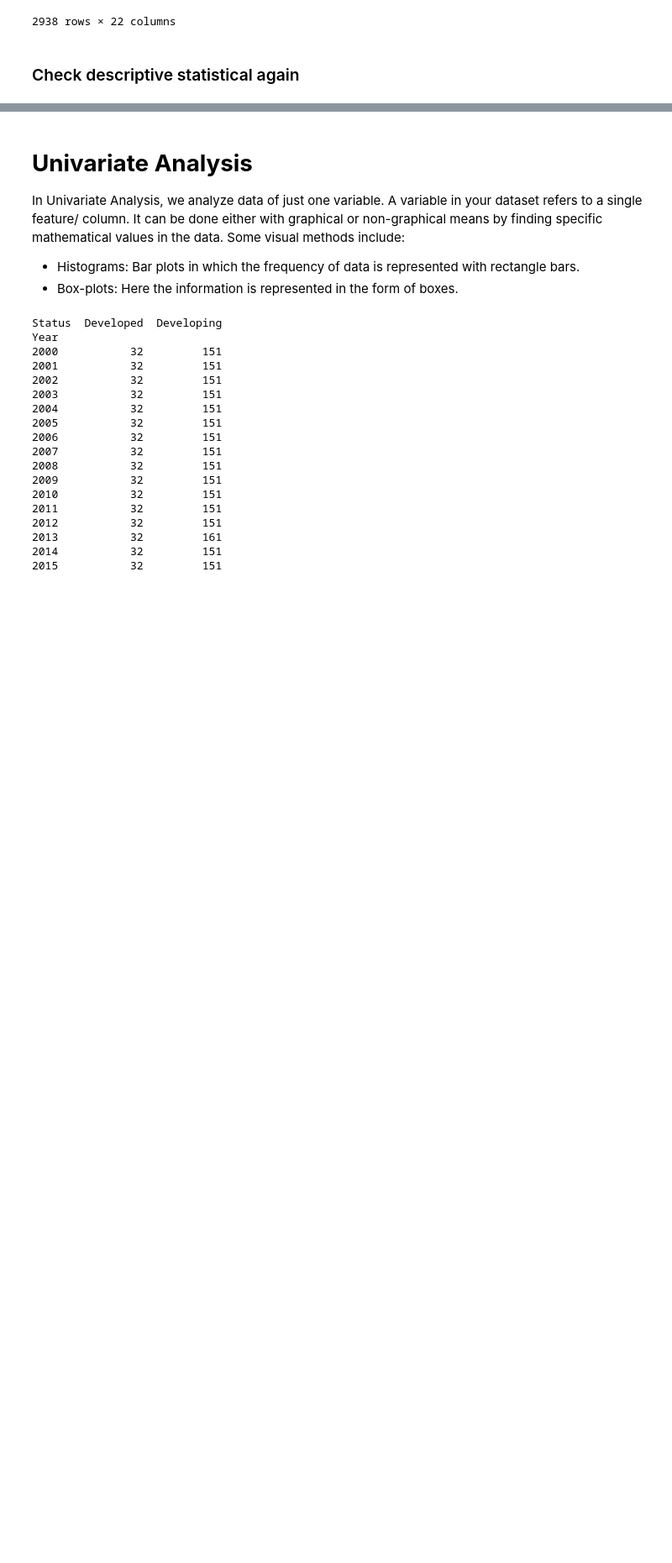
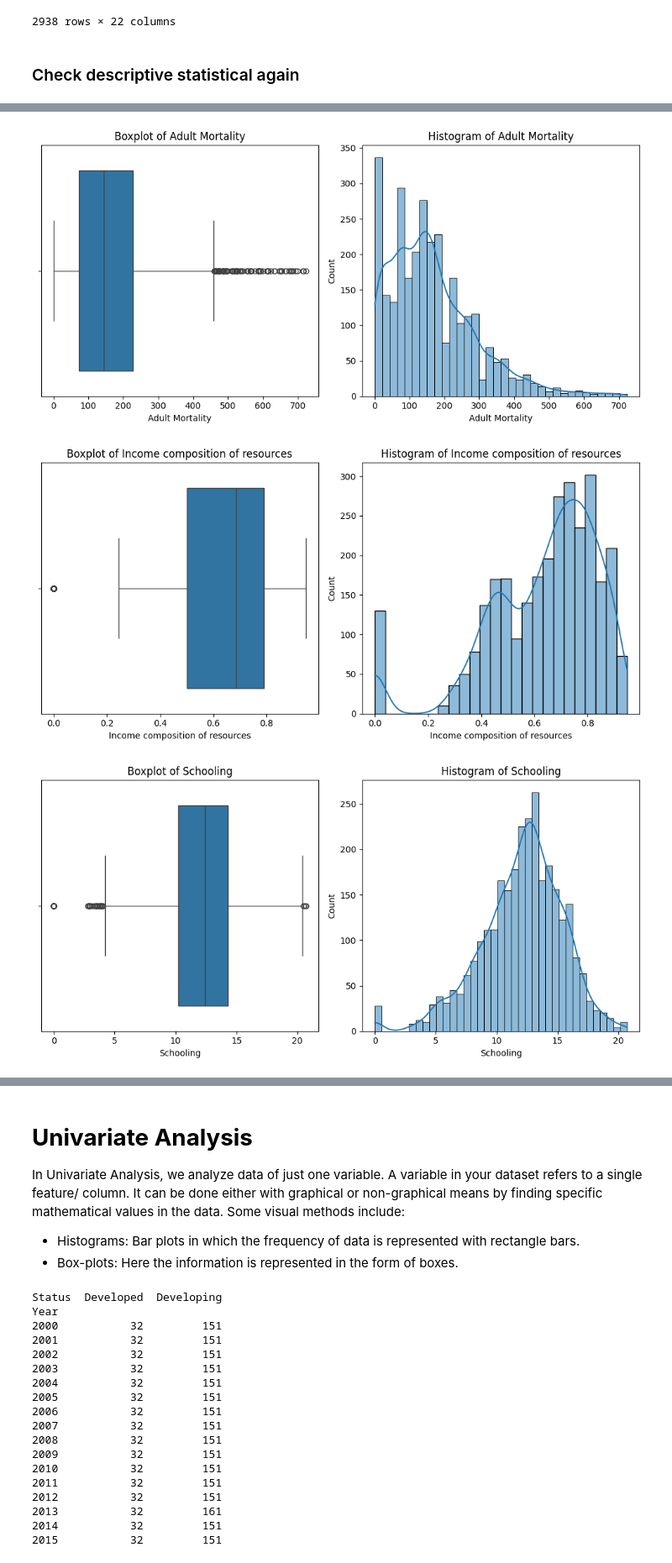
Before and after one commit to ov3ipo/SM_Project, a Jupyter notebook: project.ipynb, the cells around one changed output, grey strips where cells are left out. Shown at 84% size. Cells and saved outputs as stored; diff of their text form; code cells hidden in the pictures; blank space fills up the shorter version.

```diff
--- a/project.ipynb
+++ b/project.ipynb
@@ -154,13 +154,26 @@ df = pd.DataFrame(df)
 df_main = df.copy()
 
 # Interpolating specific columns
-filled_col = df[['Life expectancy', 'Adult Mortality', 'Alcohol', 'Hepatitis B']].interpolate()
+filled_col = df[['Life expectancy', 'Adult Mortality', 'Alcohol', 'Hepatitis B', 'BMI', 'under-five deaths','Polio', 'Total expenditure','Diphtheria','HIV/AIDS', 'GDP', 'Population', 'thinness 1-19 years', 'thinness 5-9 years', 'Income composition of resources', 'Schooling']].interpolate()
 
 # Correctly assigning interpolated columns back to df_main
 df_main['Life expectancy'] = filled_col['Life expectancy']
 df_main['Adult Mortality'] = filled_col['Adult Mortality']
 df_main['Alcohol'] = filled_col['Alcohol']
 df_main['Hepatitis B'] = filled_col['Hepatitis B']
+df_main['BMI'] = filled_col['BMI']
+df_main['under-five deaths'] = filled_col['under-five deaths']
+df_main['Polio'] = filled_col['Polio']
+df_main['Total expenditure'] = filled_col['Total expenditure']
+df_main['Diphtheria'] = filled_col['Diphtheria']
+df_main['HIV/AIDS'] = filled_col['HIV/AIDS']
+df_main['GDP'] = filled_col['GDP']
+df_main['Population'] = filled_col['Population']
+df_main['thinness 1-19 years'] = filled_col['thinness 1-19 years']
+df_main['thinness 5-9 years'] = filled_col['thinness 5-9 years']
+df_main['Income composition of resources'] = filled_col['Income composition of resources']
+df_main['Schooling'] = filled_col['Schooling']
+
 
 df_main
 # %% [output]
@@ -213,0 +326,23 @@ memory usage: 505.1+ KB
+# %%
+for column in  ['Adult Mortality',  'Income composition of resources', 'Schooling']:
+
+
+    plt.figure(figsize=(10, 5))
+
+    # Create a subplot for the boxplot
+    plt.subplot(1, 2, 1)
+    sns.boxplot(x=df_main[column])
+    plt.title(f"Boxplot of {column}")
+
+    # Create a subplot for the histogram
+    plt.subplot(1, 2, 2)
+    sns.histplot(df_main[column], kde=True)
+    plt.title(f"Histogram of {column}")
+
+    # Display the plots
+    plt.tight_layout()
+    plt.show()
+# %% [output]
+[figure, added]
+[figure, added]
+[figure, added]
```
Also changed, not shown: parts of 14 cells of this notebook.
